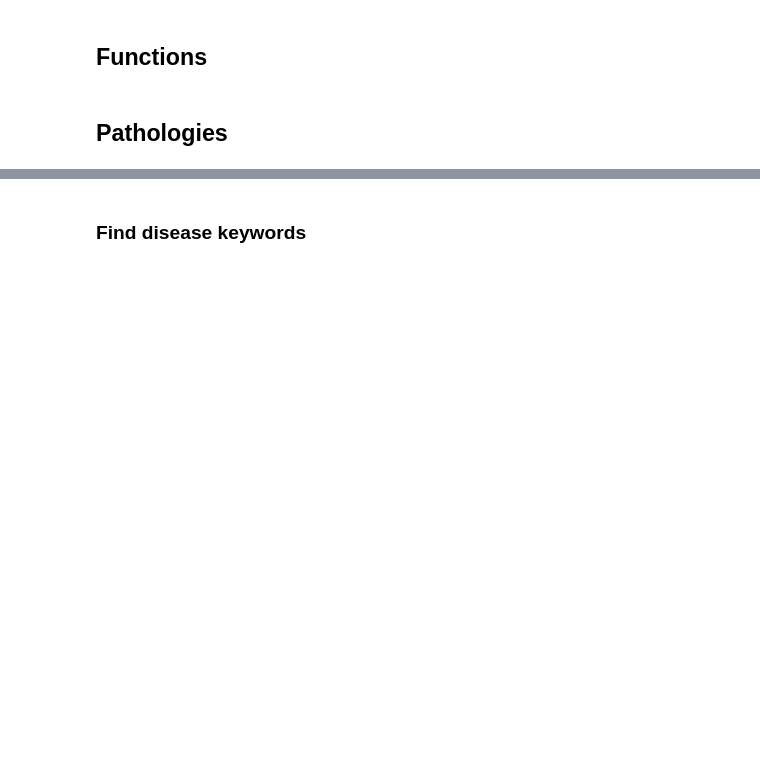
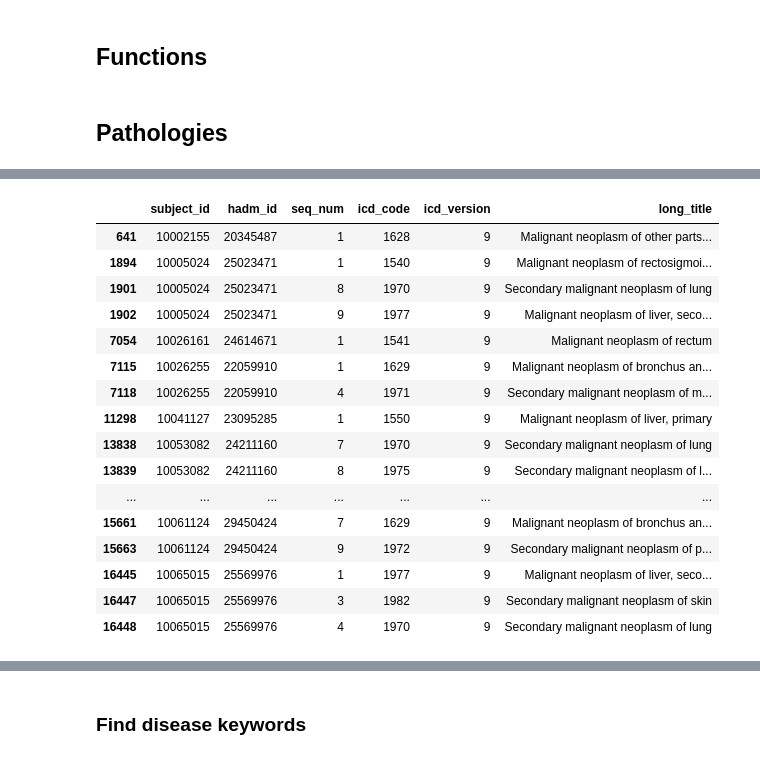
Before and after one commit to Subaru-Gastraea/MIMIC-Clinical-Decision-Making-Dataset, a Jupyter notebook: CreateDataset.ipynb, the cells around one changed output, grey strips where cells are left out. Drawn from its saved outputs; the diff is of its cells as text; code cells hidden in the pictures; blank space fills up the shorter version.

Commit message:
docs(CreateDataset.ipynb): Analysis high mortality rate cancer types
The same ICD-9 3-char prefix can represent multiple different sites

```diff
--- a/CreateDataset.ipynb
+++ b/CreateDataset.ipynb
@@ -48,0 +68,5 @@ else:
+# %%
+# Grab all hadm_ids with cancer
+pathology_L = ['Malignant neoplasm']
+exclude_L = ['history']
+cancer_hadm_ids = extract_hadm_ids('cancer', pathology_L, exclude_L, diag_icd, discharge_df)
@@ -48,0 +91,48 @@ else:
+# %%
+# Filter admissions_df to get rows where hadm_id is in cancer_hadm_ids and hospital_expire_flag is 1
+cancer_death_hadm_ids = admissions_df[(admissions_df['hadm_id'].isin(cancer_hadm_ids)) & (admissions_df['hospital_expire_flag'] == 1)]['hadm_id'].values
+icd10_to_9 = pd.read_csv('icd/ICD10_to_9_mod.csv')
+# %%
+# Calculate the proportion of each cancer type
+cancer_types = diag_icd[diag_icd['hadm_id'].isin(cancer_death_hadm_ids)
+                        & diag_icd['long_title'].str.contains('neoplasm', case=False)
+                        & ~diag_icd['long_title'].str.contains('history', case=False)].copy()
+
+icd_9_cancer_types = cancer_types[cancer_types['icd_version'] == 9][['icd_code', 'long_title']].drop_duplicates()
+
+# display(cancer_types.head())
+# display(icd_9_cancer_types.head())
+
+# Map ICD-10 codes to ICD-9 codes
+icd10_to_9_dict = icd10_to_9.set_index('ICD10')['ICD9'].to_dict()
+cancer_types['icd_code'] = cancer_types.apply(
+    lambda row: icd10_to_9_dict[row['icd_code']] if row['icd_version'] == 10 else row['icd_code'], axis=1
+)
+
+# Update long_title to match ICD-9 titles
+cancer_types['long_title'] = cancer_types.apply(
+    lambda row: icd_9_cancer_types[icd_9_cancer_types['icd_code'] == row['icd_code']]['long_title']
+        if row['icd_version'] == 10 else row['long_title'], axis=1
+)
+
+cancer_types['icd_version'] = 9
+
+display(cancer_types.head(20))
+# %% [output]
+|  | subject_id | hadm_id | seq_num | icd_code | icd_version | long_title |
+| 641 | 10002155 | 20345487 | 1 | 1628 | 9 | Malignant neoplasm of other parts... |
+| 1894 | 10005024 | 25023471 | 1 | 1540 | 9 | Malignant neoplasm of rectosigmoi... |
+| 1901 | 10005024 | 25023471 | 8 | 1970 | 9 | Secondary malignant neoplasm of lung |
+| 1902 | 10005024 | 25023471 | 9 | 1977 | 9 | Malignant neoplasm of liver, seco... |
+| 7054 | 10026161 | 24614671 | 1 | 1541 | 9 | Malignant neoplasm of rectum |
+| 7115 | 10026255 | 22059910 | 1 | 1629 | 9 | Malignant neoplasm of bronchus an... |
+| 7118 | 10026255 | 22059910 | 4 | 1971 | 9 | Secondary malignant neoplasm of m... |
+| 11298 | 10041127 | 23095285 | 1 | 1550 | 9 | Malignant neoplasm of liver, primary |
+| 13838 | 10053082 | 24211160 | 7 | 1970 | 9 | Secondary malignant neoplasm of lung |
+| 13839 | 10053082 | 24211160 | 8 | 1975 | 9 | Secondary malignant neoplasm of l... |
+| ... | ... | ... | ... | ... | ... | ... |
+| 15661 | 10061124 | 29450424 | 7 | 1629 | 9 | Malignant neoplasm of bronchus an... |
+| 15663 | 10061124 | 29450424 | 9 | 1972 | 9 | Secondary malignant neoplasm of p... |
+| 16445 | 10065015 | 25569976 | 1 | 1977 | 9 | Malignant neoplasm of liver, seco... |
+| 16447 | 10065015 | 25569976 | 3 | 1982 | 9 | Secondary malignant neoplasm of skin |
+| 16448 | 10065015 | 25569976 | 4 | 1970 | 9 | Secondary malignant neoplasm of lung |
```
Also changed, not shown: parts of 7 cells of this notebook, 2 other files.
